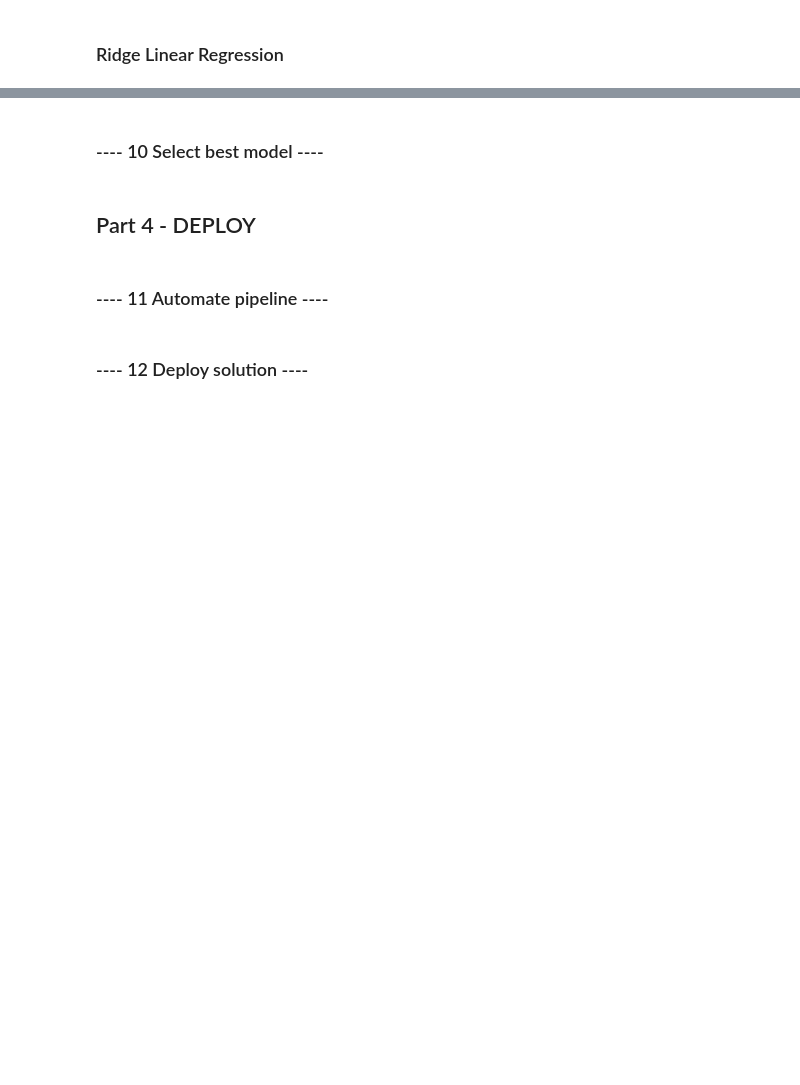
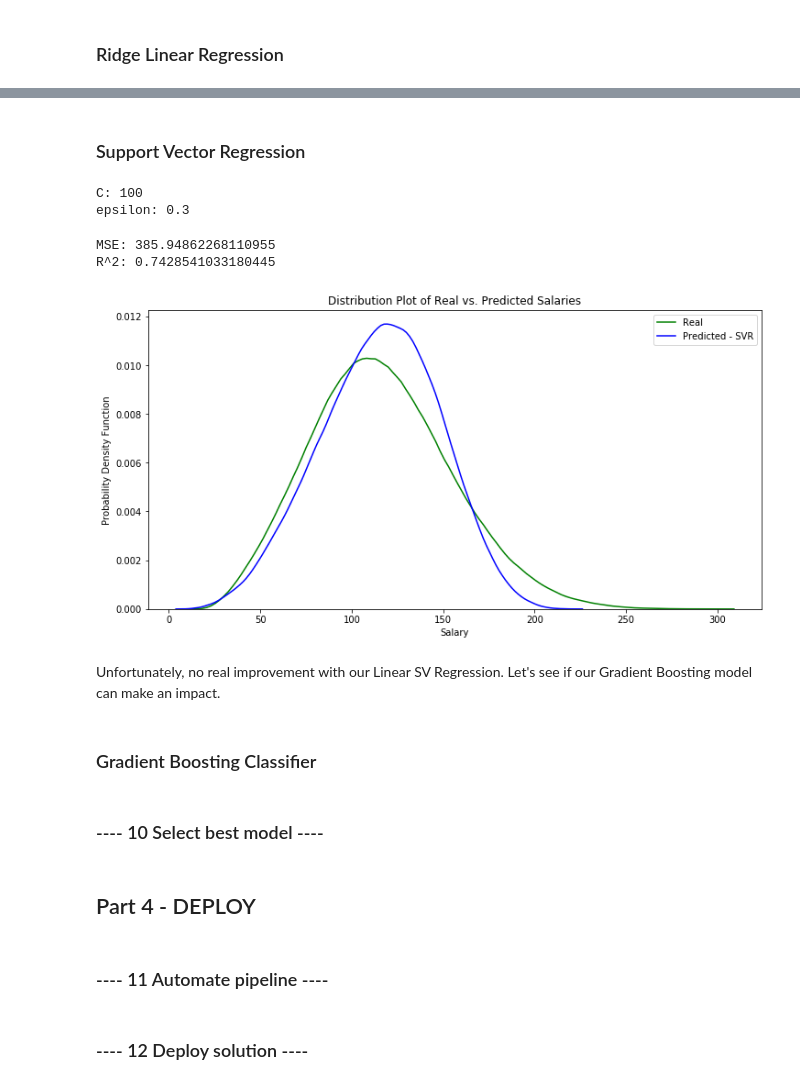
Before and after one commit to kevinodata/salary_predictions_portfolio, a Jupyter notebook: first_project.ipynb, the cells around one changed output, grey strips where cells are left out. Cells and saved outputs as stored; diff of their text form; code cells hidden in the pictures; blank space fills up the shorter version.

```diff
--- a/first_project.ipynb
+++ b/first_project.ipynb
@@ -489,3 +507,41 @@ The MSE and R^2 values are the same as our previous regression. Let's begin our
+# %% [markdown]
+### Support Vector Regression
+# %%
+# Set our model
+svr_model = LinearSVR(max_iter=100000)
+
+# Setup our GridSearchCV
+svr_param_grid = {'C':[0.5, 1.0, 5, 10],
+                  'epsilon':[0, 0.1, 0.3, 0.5, 1]}
+svr_final = GridSearchCV(svr_model, svr_param_grid, cv=5)
+
+# Fit our model with optimal parameters set
+svr_final.fit(X_train, y_train)
+
+# Let's see what our best params are
+print('C:', svr_final.best_params_['C'])
+print('epsilon:', svr_final.best_params_['epsilon'])
+# %% [output]
+C: 100
+epsilon: 0.3
+# %%
+# Now let's see how accurate our SVR model is
+svr_predict = svr_final.predict(X_train)
+
+print('MSE:', mean_squared_error(y_train, svr_predict))
+print('R^2:', svr_final.score(X_train, y_train))
+# %% [output]
+MSE: 385.94862268110955
+R^2: 0.7428541033180445
+# %%
+# Judging by the MSE we're expecting the same again, but for good measure, let's see how our SVR predictions line up.
+distribution_plot(y_train, svr_predict, 'Real', 'Predicted - SVR', 'Distribution Plot of Real vs. Predicted Salaries')
+# %% [output]
+[figure, added]
+# %% [markdown]
+Unfortunately, no real improvement with our Linear SV Regression. Let's see if our Gradient Boosting model can make an impact.
+# %% [markdown]
+### Gradient Boosting Classifier
 # %% [markdown]
 ### ---- 10 Select best model  ----
 # %%
```
Also changed, not shown: parts of 20 cells of this notebook.
